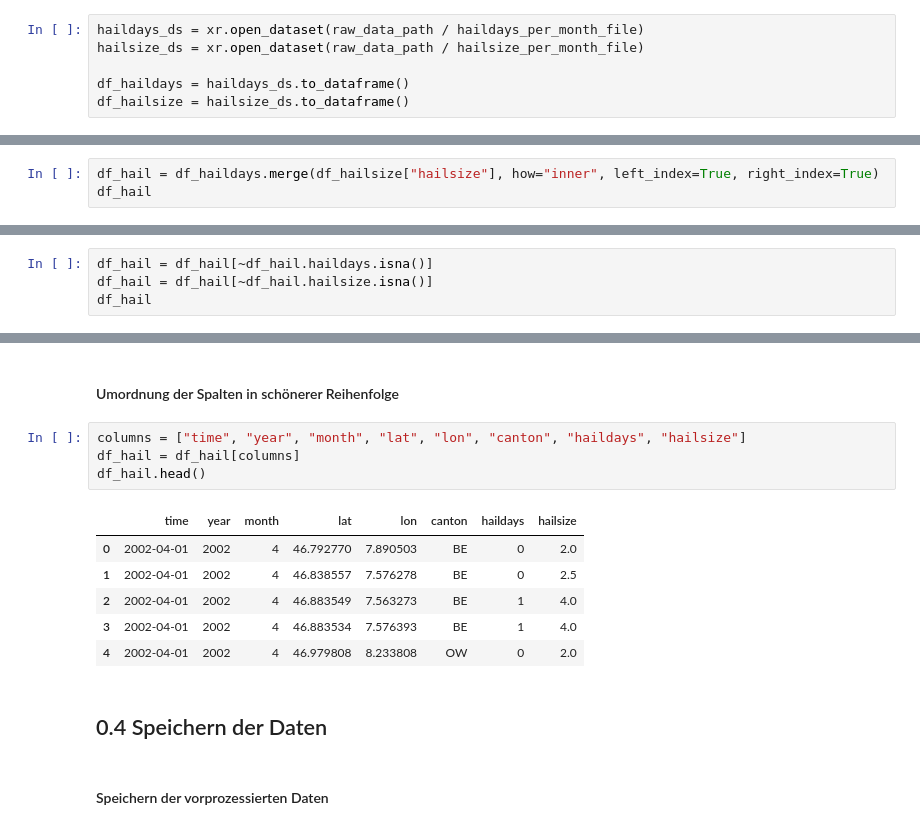
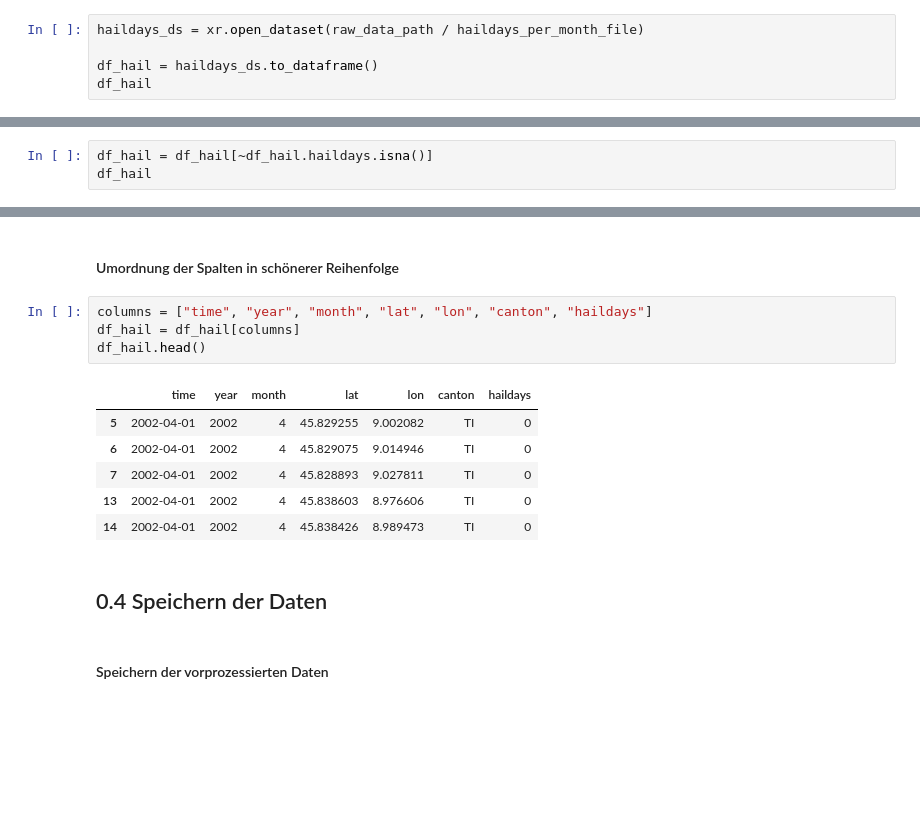
Before and after one commit to aminkarbassi/CAS_IE_Scripting, a Jupyter notebook: 0_Hageldaten_Download.ipynb, the cells around one changed output, grey strips where cells are left out. Drawn from its saved outputs; the diff is of its cells as text; blank space fills up the shorter version.

```diff
--- a/0_Hageldaten_Download.ipynb
+++ b/0_Hageldaten_Download.ipynb
@@ -146,9 +134,8 @@ import numpy as np
 # %%
 haildays_ds = xr.open_dataset(raw_data_path / haildays_per_month_file)
-hailsize_ds = xr.open_dataset(raw_data_path / hailsize_per_month_file)
 
-df_haildays = haildays_ds.to_dataframe()
-df_hailsize = hailsize_ds.to_dataframe()
+df_hail = haildays_ds.to_dataframe()
+df_hail
 # %% [output]
 Cannot find the ecCodes library
   warnings.warn(f"Engine {name!r} loading failed:\n{ex}", RuntimeWarning)
@@ -191,3 +155,0 @@ df_hailsize
-# %%
-df_hail = df_haildays.merge(df_hailsize["hailsize"], how="inner", left_index=True, right_index=True)
-df_hail
@@ -211,5 +158,4 @@ df_hail
 # %%
 df_hail = df_hail[~df_hail.haildays.isna()]
-df_hail = df_hail[~df_hail.hailsize.isna()]
 df_hail
 # %% [output]
@@ -386,18 +361,18 @@ df_hail = df_hail.drop(["swiss_coordinates", "district", "country"], axis=1)
 # %% [markdown]
 #### Umordnung der Spalten in schönerer Reihenfolge
 # %%
-columns = ["time", "year", "month", "lat", "lon", "canton", "haildays", "hailsize"]
+columns = ["time", "year", "month", "lat", "lon", "canton", "haildays"]
 df_hail = df_hail[columns]
 df_hail.head()
 # %% [output]
-|  | time | year | month | lat | lon | canton | haildays | hailsize |
-| 0 | 2002-04-01 | 2002 | 4 | 46.792770 | 7.890503 | BE | 0 | 2.0 |
-| 1 | 2002-04-01 | 2002 | 4 | 46.838557 | 7.576278 | BE | 0 | 2.5 |
-| 2 | 2002-04-01 | 2002 | 4 | 46.883549 | 7.563273 | BE | 1 | 4.0 |
-| 3 | 2002-04-01 | 2002 | 4 | 46.883534 | 7.576393 | BE | 1 | 4.0 |
-| 4 | 2002-04-01 | 2002 | 4 | 46.979808 | 8.233808 | OW | 0 | 2.0 |
+|  | time | year | month | lat | lon | canton | haildays |
+| 5 | 2002-04-01 | 2002 | 4 | 45.829255 | 9.002082 | TI | 0 |
+| 6 | 2002-04-01 | 2002 | 4 | 45.829075 | 9.014946 | TI | 0 |
+| 7 | 2002-04-01 | 2002 | 4 | 45.828893 | 9.027811 | TI | 0 |
+| 13 | 2002-04-01 | 2002 | 4 | 45.838603 | 8.976606 | TI | 0 |
+| 14 | 2002-04-01 | 2002 | 4 | 45.838426 | 8.989473 | TI | 0 |
 # %% [markdown]
-<a id="dump"></a>
+<a id="to_dump"></a>
 ## 0.4 Speichern der Daten
 # %% [markdown]
 #### Speichern der vorprozessierten Daten
```
Also changed, not shown: parts of 30 cells of this notebook.
